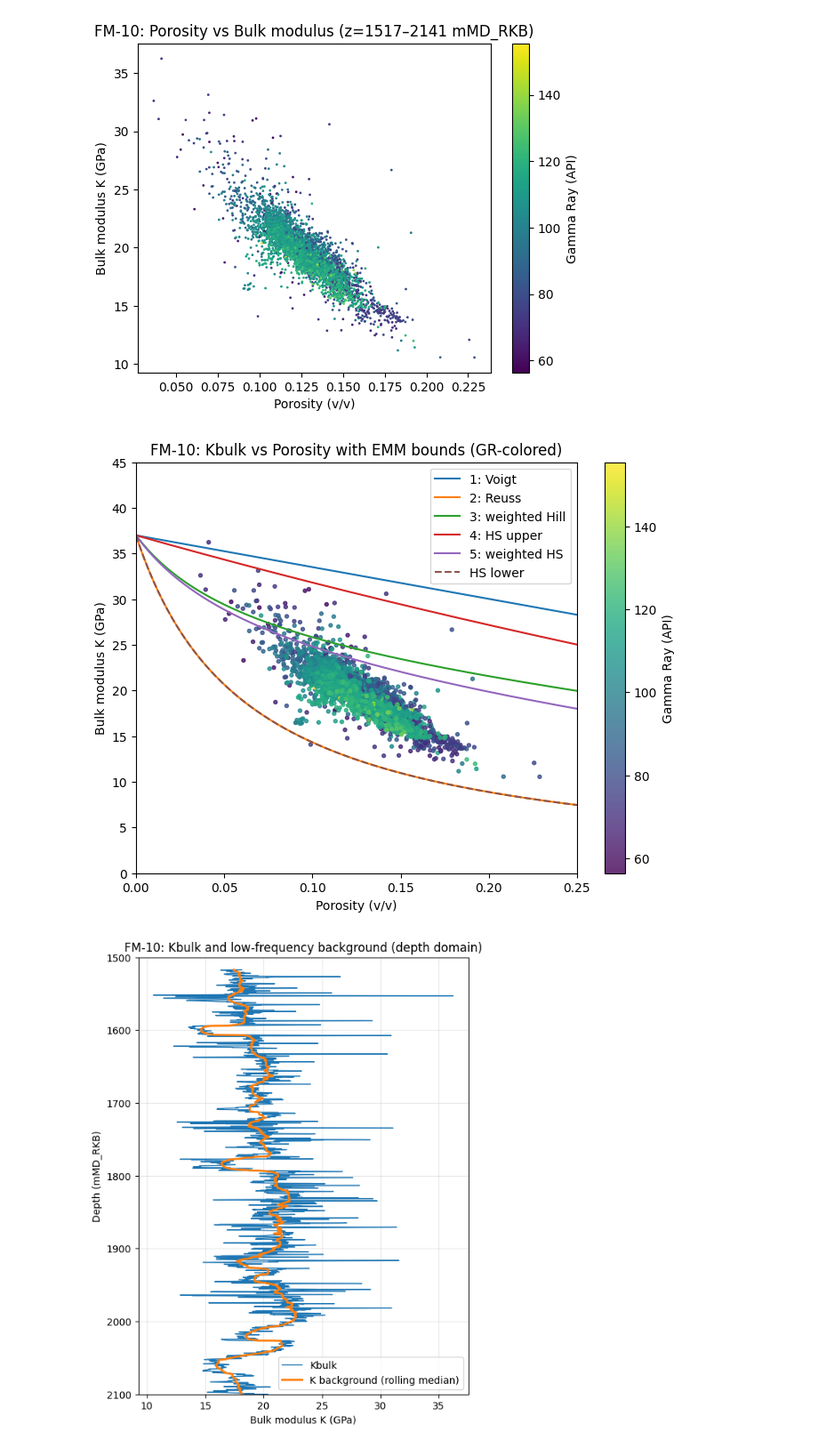
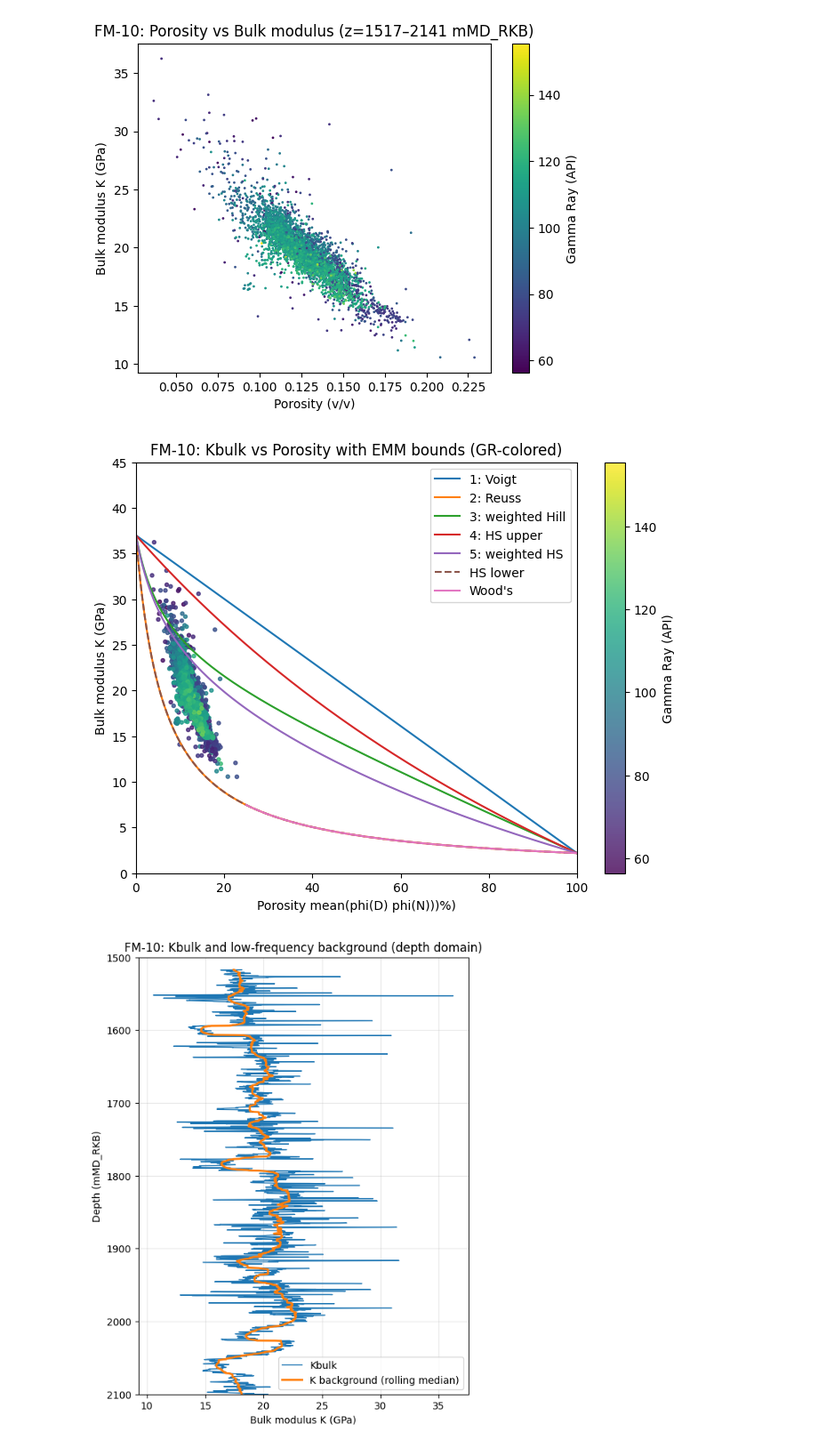
Before and after one commit to erikooooo/well_data_preprocessing, a Jupyter notebook: Excerise_1/Code/Rck_physics2.ipynb, the cells around one changed output. Shown at 89% size. Drawn from its saved outputs; the diff is of its cells as text; code cells hidden in the pictures.

```diff
--- a/Excerise_1/Code/Rck_physics2.ipynb
+++ b/Excerise_1/Code/Rck_physics2.ipynb
@@ -184,7 +184,9 @@ Ks, Gs = 37.0, 44.0   # solid (quartz-ish) [GPa]
 Kf, Gf = 2.2, 1e-6    # fluid (brine) [GPa], Gf≈0 but not 0
 
 # Use porosity range that matches your FM-10 data
-phi_grid2 = np.linspace(0.0, 0.25, 300)
+phi_grid2 = np.linspace(0.0, 1, 400)
+phi_grid3 = np.linspace(0.25, 1, 400)
+
 f_solid2 = 1.0 - phi_grid2
 
 # --- Voigt / Reuss / Hill ---
@@ -200,34 +202,37 @@ K_HS_U, _ = EM.HS(f_solid2, Ks, Kf, Gs, Gf, bound="upper")
 w = 0.6
 K_wHill = w*K_voigt + (1-w)*K_reuss
 K_wHS   = w*K_HS_U  + (1-w)*K_HS_L
+K_wood = 1.0 / (phi_grid3/Kf + (1 - phi_grid3)/Ks)  # K–Wood
 # %%
 plt.figure(figsize=(8,6))
 
 sc = plt.scatter(
-    fm10["phi"], fm10["Kbulk_GPa"],
+    fm10["phi"]*100, fm10["Kbulk_GPa"],
     c=fm10["GR"], s=8, cmap="viridis", alpha=0.8
 )
 
-plt.plot(phi_grid2, K_voigt, label="1: Voigt")
-plt.plot(phi_grid2, K_reuss, label="2: Reuss")
-plt.plot(phi_grid2, K_wHill, label="3: weighted Hill")
-plt.plot(phi_grid2, K_HS_U,  label="4: HS upper")d
-plt.plot(phi_grid2, K_wHS,   label="5: weighted HS")
-plt.plot(phi_grid2, K_HS_L,  linestyle="--", label="HS lower")
+plt.plot(phi_grid2*100, K_voigt, label="1: Voigt")
+plt.plot(phi_grid2*100, K_reuss, label="2: Reuss")
+plt.plot(phi_grid2*100, K_wHill, label="3: weighted Hill")
+plt.plot(phi_grid2*100, K_HS_U,  label="4: HS upper")
+plt.plot(phi_grid2*100, K_wHS,   label="5: weighted HS")
+plt.plot(phi_grid2*100, K_HS_L,  linestyle="--", label="HS lower")
+plt.plot(phi_grid3*100, K_wood,  linestyle="-", label="Wood's")
 
-plt.xlabel("Porosity (v/v)")
+
+plt.xlabel("Porosity mean(phi(D) phi(N)))%)")
 plt.ylabel("Bulk modulus K (GPa)")
 plt.title("FM-10: Kbulk vs Porosity with EMM bounds (GR-colored)")
 
 cbar = plt.colorbar(sc)
 cbar.set_label("Gamma Ray (API)")
 
-plt.xlim(0, 0.25)
+plt.xlim(0, 100)
 plt.ylim(0, 45)
 plt.legend()
 plt.show()
 # %% [output]
-[figure, old version]
+[figure, new version]
 # %%
 plt.figure(figsize=(6,8))  # stående figur
 
```
Also changed, not shown: 1 other file.
